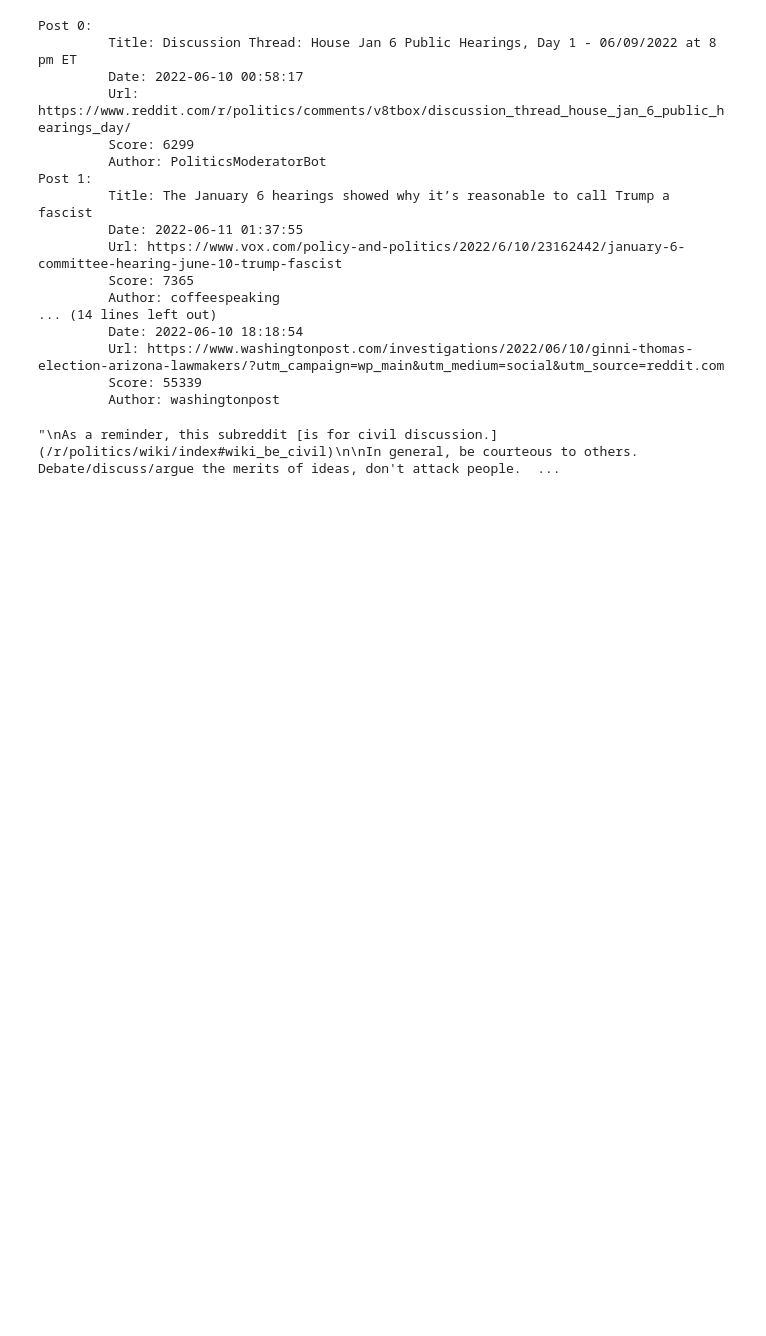
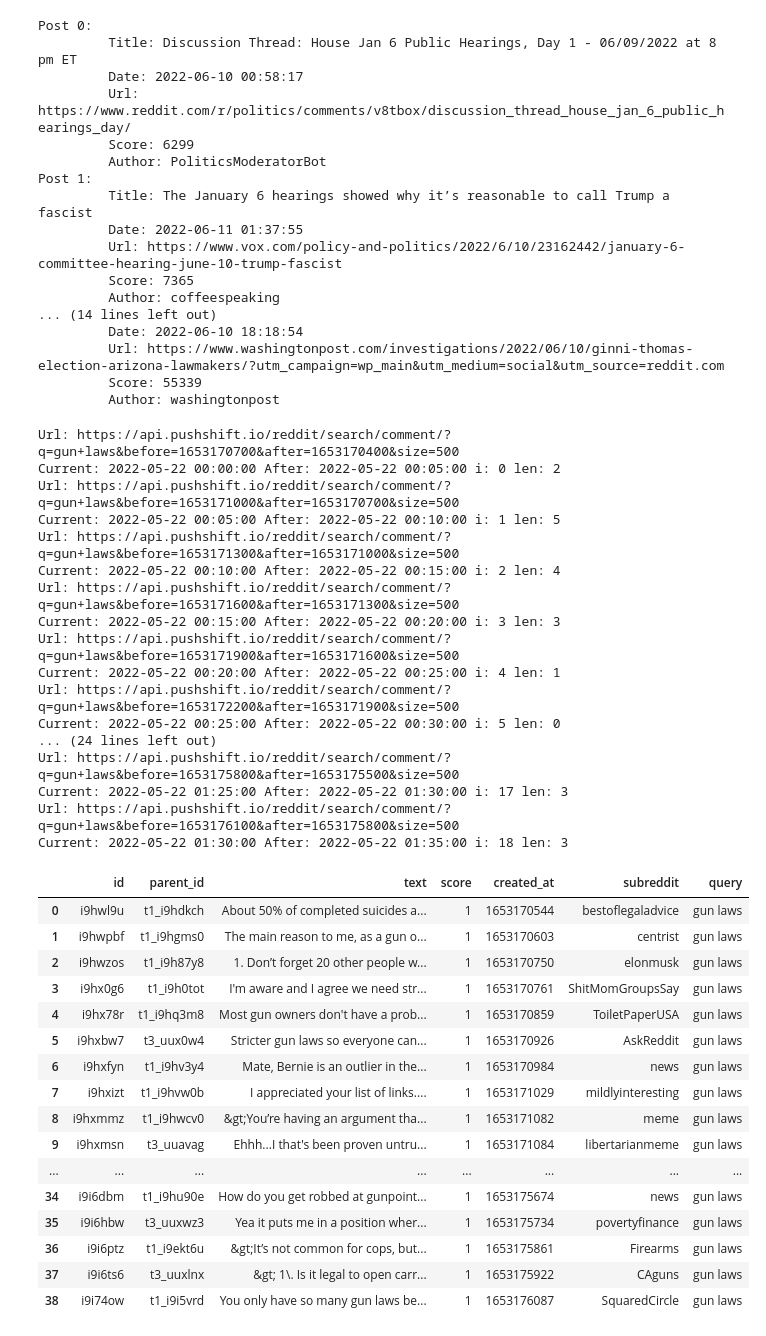
Before and after one commit to alperkesen/gun-control, a Jupyter notebook: collect_data_reddit.ipynb, the cells around one changed output. Cells and saved outputs as stored; diff of their text form; code cells hidden in the pictures; blank space fills up the shorter version.

Commit message:
Update collecting reddit comments with pushshift

```diff
--- a/collect_data_reddit.ipynb
+++ b/collect_data_reddit.ipynb
@@ -47,10 +52,3 @@ Post 1:
          Url: https://www.washingtonpost.com/investigations/2022/06/10/ginni-thomas-election-arizona-lawmakers/?utm_campaign=wp_main&utm_medium=social&utm_source=reddit.com
          Score: 55339
          Author: washingtonpost
-# %%
-# Example comment body
-
-comment_body = list(post.comments)[0].body
-comment_body
-# %% [output]
-"\nAs a reminder, this subreddit [is for civil discussion.](/r/politics/wiki/index#wiki_be_civil)\n\nIn general, be courteous to others. Debate/discuss/argue the merits of ideas, don't attack people.  ...
@@ -56,0 +145,47 @@ comment_body
+# %%
+# Example for one query/subreddit
+
+query = "gun laws"
+subreddit = "Conservative"
+start_date = datetime.datetime(2022, 5, 22, 0, 0)
+day_count = 14
+subreddit = None
+
+comments = get_comments(query, subreddit, start_date, day_count=1/15, hours=1/12)
+df = create_df(comments)
+df
+# %% [output]
+Url: https://api.pushshift.io/reddit/search/comment/?q=gun+laws&before=1653170700&after=1653170400&size=500
+Current: 2022-05-22 00:00:00 After: 2022-05-22 00:05:00 i: 0 len: 2
+Url: https://api.pushshift.io/reddit/search/comment/?q=gun+laws&before=1653171000&after=1653170700&size=500
+Current: 2022-05-22 00:05:00 After: 2022-05-22 00:10:00 i: 1 len: 5
+Url: https://api.pushshift.io/reddit/search/comment/?q=gun+laws&before=1653171300&after=1653171000&size=500
+Current: 2022-05-22 00:10:00 After: 2022-05-22 00:15:00 i: 2 len: 4
+Url: https://api.pushshift.io/reddit/search/comment/?q=gun+laws&before=1653171600&after=1653171300&size=500
+Current: 2022-05-22 00:15:00 After: 2022-05-22 00:20:00 i: 3 len: 3
+Url: https://api.pushshift.io/reddit/search/comment/?q=gun+laws&before=1653171900&after=1653171600&size=500
+Current: 2022-05-22 00:20:00 After: 2022-05-22 00:25:00 i: 4 len: 1
+Url: https://api.pushshift.io/reddit/search/comment/?q=gun+laws&before=1653172200&after=1653171900&size=500
+Current: 2022-05-22 00:25:00 After: 2022-05-22 00:30:00 i: 5 len: 0
+... (24 lines left out)
+Url: https://api.pushshift.io/reddit/search/comment/?q=gun+laws&before=1653175800&after=1653175500&size=500
+Current: 2022-05-22 01:25:00 After: 2022-05-22 01:30:00 i: 17 len: 3
+Url: https://api.pushshift.io/reddit/search/comment/?q=gun+laws&before=1653176100&after=1653175800&size=500
+Current: 2022-05-22 01:30:00 After: 2022-05-22 01:35:00 i: 18 len: 3
+|  | id | parent_id | text | score | created_at | subreddit | query |
+| 0 | i9hwl9u | t1_i9hdkch | About 50% of completed suicides a... | 1 | 1653170544 | bestoflegaladvice | gun laws |
+| 1 | i9hwpbf | t1_i9hgms0 | The main reason to me, as a gun o... | 1 | 1653170603 | centrist | gun laws |
+| 2 | i9hwzos | t1_i9h87y8 | 1. Don’t forget 20 other people w... | 1 | 1653170750 | elonmusk | gun laws |
+| 3 | i9hx0g6 | t1_i9h0tot | I'm aware and I agree we need str... | 1 | 1653170761 | ShitMomGroupsSay | gun laws |
+| 4 | i9hx78r | t1_i9hq3m8 | Most gun owners don't have a prob... | 1 | 1653170859 | ToiletPaperUSA | gun laws |
+| 5 | i9hxbw7 | t3_uux0w4 | Stricter gun laws so everyone can... | 1 | 1653170926 | AskReddit | gun laws |
+| 6 | i9hxfyn | t1_i9hv3y4 | Mate, Bernie is an outlier in the... | 1 | 1653170984 | news | gun laws |
+| 7 | i9hxizt | t1_i9hvw0b | I appreciated your list of links.... | 1 | 1653171029 | mildlyinteresting | gun laws |
+| 8 | i9hxmmz | t1_i9hwcv0 | &gt;You’re having an argument tha... | 1 | 1653171082 | meme | gun laws |
+| 9 | i9hxmsn | t3_uuavag | Ehhh...I that's been proven untru... | 1 | 1653171084 | libertarianmeme | gun laws |
+| ... | ... | ... | ... | ... | ... | ... | ... |
+| 34 | i9i6dbm | t1_i9hu90e | How do you get robbed at gunpoint... | 1 | 1653175674 | news | gun laws |
+| 35 | i9i6hbw | t3_uuxwz3 | Yea it puts me in a position wher... | 1 | 1653175734 | povertyfinance | gun laws |
+| 36 | i9i6ptz | t1_i9ekt6u | &gt;It’s not common for cops, but... | 1 | 1653175861 | Firearms | gun laws |
+| 37 | i9i6ts6 | t3_uuxlnx | &gt; 1\. Is it legal to open carr... | 1 | 1653175922 | CAguns | gun laws |
+| 38 | i9i74ow | t1_i9i5vrd | You only have so many gun laws be... | 1 | 1653176087 | SquaredCircle | gun laws |
```
Also changed, not shown: parts of 10 cells of this notebook.
